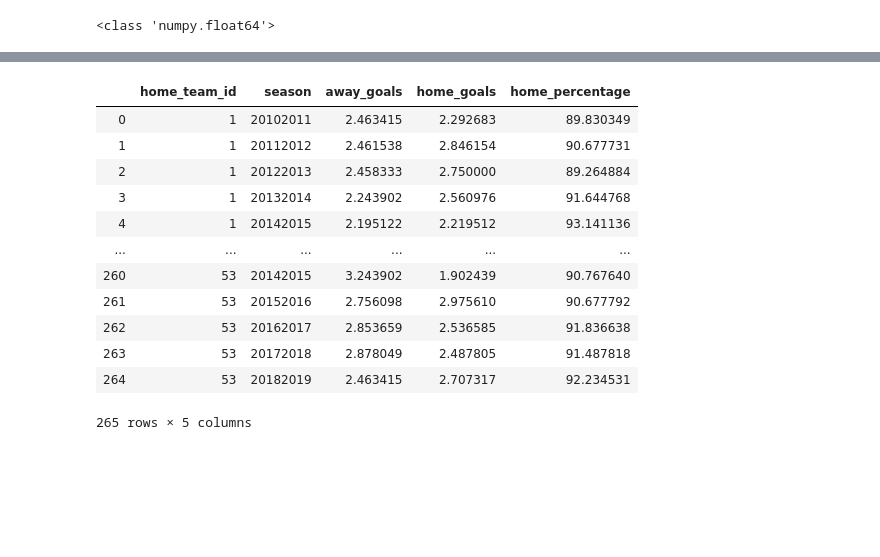
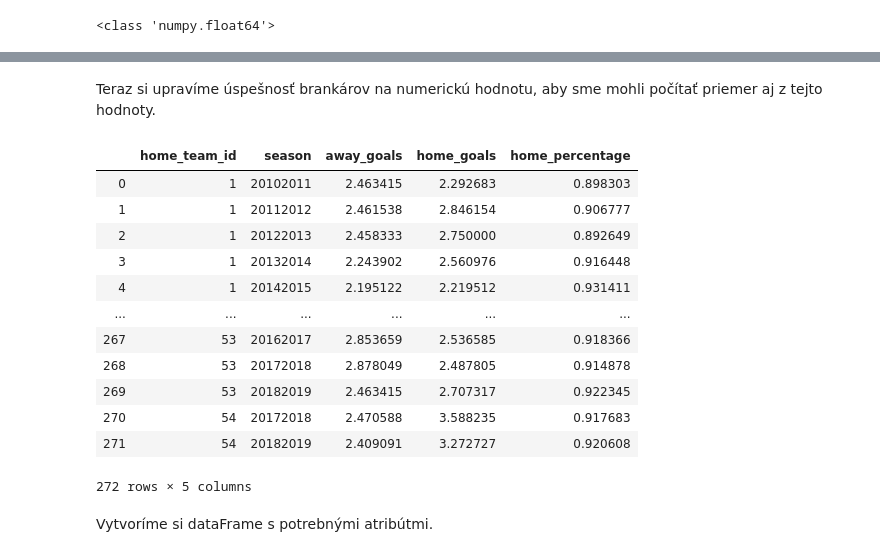
Before and after one commit to urbrex/FIIT_NS_2019, a Jupyter notebook: dataset2.ipynb, the cells around one changed output, grey strips where cells are left out. Saved outputs shown, nothing was run; the diff lists cells and outputs as text; code cells hidden in the pictures; blank space fills up the shorter version.

```diff
--- a/dataset2.ipynb
+++ b/dataset2.ipynb
@@ -9,0 +31,2 @@ teamInfoInput = pd.read_csv("nhl-game-data/team_info.csv")
+# %%
+gameInput1 = gameInput.loc[:,['game_id', 'season', 'date_time_GMT', 'home_team_id', 'away_team_id', 'date_time', 'away_goals', 'home_goals']]
@@ -10,6 +39,5 @@ teamInfoInput = pd.read_csv("nhl-game-data/team_info.csv")
 # %%
-goalies = goalieInput.loc[:,['game_id','team_id','shots','saves']].groupby(['game_id','team_id']).sum().reset_index()
-goalies['percentage'] = (goalies['saves'] / goalies['shots'])*100
+goalies['percentage'] = (goalies['saves'] / goalies['shots'])
 print(type(goalies.loc[goalies['game_id'] == 2010020001]['percentage'].values[0]))
 # %% [output]
 <class 'numpy.float64'>
@@ -16,6 +46,6 @@ print(type(goalies.loc[goalies['game_id'] == 2010020001]['percentage'].values[0]
 # %%
 goalies1 = pd.DataFrame(columns=['game_id', 'home_percentage', 'away_percentage'])
-for index, row in gameInput.iterrows():
+for index, row in gameInput1.iterrows():
     if not goalies.loc[(goalies['game_id'] == row['game_id']) & (goalies['team_id'] == row['away_team_id'])].empty:
         awayPerc = goalies.loc[(goalies['game_id'] == row['game_id']) & (goalies['team_id'] == row['away_team_id'])]
     if not goalies.loc[(goalies['game_id'] == row['game_id']) & (goalies['team_id'] == row['home_team_id'])].empty:
@@ -40,2 +72,2 @@ goalies1
 # %%
-gameInput1 = gameInput.join(goalies1, lsuffix='', rsuffix='_goalie')
+gameInput1 = gameInput1.join(goalies1, lsuffix='', rsuffix='_goalie')
@@ -42,20 +93,27 @@ gameInput1 = gameInput.join(goalies1, lsuffix='', rsuffix='_goalie')
+# %% [markdown]
+Teraz si upravíme úspešnosť brankárov na numerickú hodnotu, aby sme mohli počítať priemer aj z tejto hodnoty.
 # %%
-gameAwayValues = gameInput1.assign(away_percentage=pd.to_numeric(gameInput1['away_percentage'], errors='coerce')).loc[:,['away_team_id', 'away_goals', 'home_goals', 'away_percentage', 'season']].groupby(['away_team_id', 'season']).mean().reset_index()
-gameHomeValues = gameInput1.assign(home_percentage=pd.to_numeric(gameInput1['home_percentage'], errors='coerce')).loc[:,['home_team_id', 'away_goals', 'home_goals', 'home_percentage', 'season']].groupby(['home_team_id', 'season']).mean().reset_index()
+gameAwayValues = gameInput1.assign(away_percentage=pd.to_numeric(gameInput1['away_percentage'], errors='coerce'))\
+    .loc[:,['away_team_id', 'away_goals', 'home_goals', 'away_percentage', 'season']].groupby(['away_team_id', 'season'])\
+    .mean().reset_index()
+gameHomeValues = gameInput1.assign(home_percentage=pd.to_numeric(gameInput1['home_percentage'], errors='coerce'))\
+    .loc[:,['home_team_id', 'away_goals', 'home_goals', 'home_percentage', 'season']].groupby(['home_team_id', 'season'])\
+    .mean().reset_index()
 # gameAwayValues
 gameHomeValues
-# gameInput1.loc[:,['away_team_id', 'away_percentage', 'season' ]]
 # %% [output]
 |  | home_team_id | season | away_goals | home_goals | home_percentage |
-| 0 | 1 | 20102011 | 2.463415 | 2.292683 | 89.830349 |
-| 1 | 1 | 20112012 | 2.461538 | 2.846154 | 90.677731 |
-| 2 | 1 | 20122013 | 2.458333 | 2.750000 | 89.264884 |
-| 3 | 1 | 20132014 | 2.243902 | 2.560976 | 91.644768 |
-| 4 | 1 | 20142015 | 2.195122 | 2.219512 | 93.141136 |
+| 0 | 1 | 20102011 | 2.463415 | 2.292683 | 0.898303 |
+| 1 | 1 | 20112012 | 2.461538 | 2.846154 | 0.906777 |
+| 2 | 1 | 20122013 | 2.458333 | 2.750000 | 0.892649 |
+| 3 | 1 | 20132014 | 2.243902 | 2.560976 | 0.916448 |
+| 4 | 1 | 20142015 | 2.195122 | 2.219512 | 0.931411 |
 | ... | ... | ... | ... | ... | ... |
-| 260 | 53 | 20142015 | 3.243902 | 1.902439 | 90.767640 |
-| 261 | 53 | 20152016 | 2.756098 | 2.975610 | 90.677792 |
-| 262 | 53 | 20162017 | 2.853659 | 2.536585 | 91.836638 |
-| 263 | 53 | 20172018 | 2.878049 | 2.487805 | 91.487818 |
-| 264 | 53 | 20182019 | 2.463415 | 2.707317 | 92.234531 |
+| 267 | 53 | 20162017 | 2.853659 | 2.536585 | 0.918366 |
+| 268 | 53 | 20172018 | 2.878049 | 2.487805 | 0.914878 |
+| 269 | 53 | 20182019 | 2.463415 | 2.707317 | 0.922345 |
+| 270 | 54 | 20172018 | 2.470588 | 3.588235 | 0.917683 |
+| 271 | 54 | 20182019 | 2.409091 | 3.272727 | 0.920608 |
-265 rows × 5 columns
+272 rows × 5 columns
+# %% [markdown]
+Vytvoríme si dataFrame s potrebnými atribútmi.
```
Also changed, not shown: parts of 28 cells of this notebook, 21 other files.
